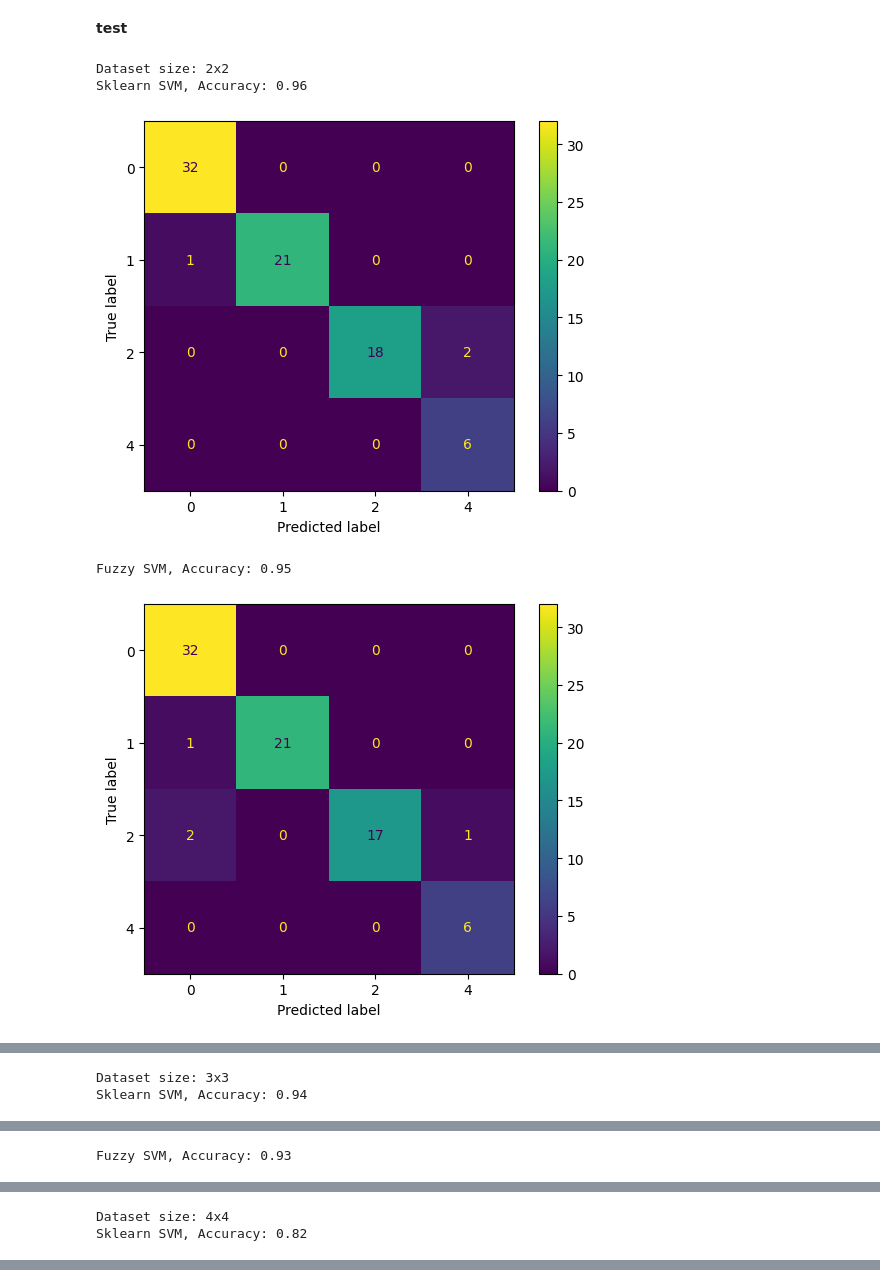
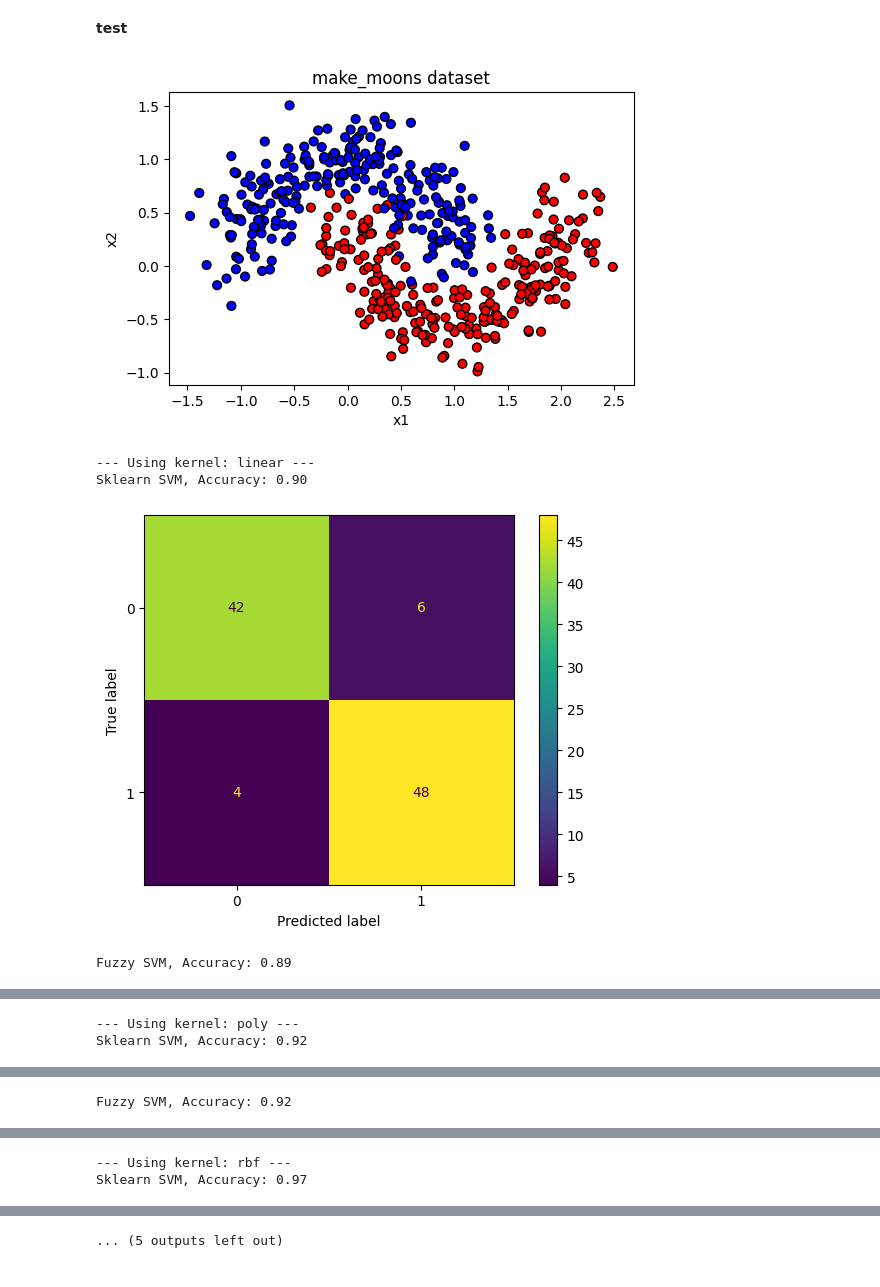
Before and after one commit to Lecrut/ai-ml_studies, a Jupyter notebook: metody_sztucznej_itenligencji/lab_4.ipynb, the cells around one changed output, grey strips where cells are left out. Cells and saved outputs as stored; diff of their text form; code cells hidden in the pictures.

Commit message:
fuzzy svm - msi - final

```diff
--- a/metody_sztucznej_itenligencji/lab_4.ipynb
+++ b/metody_sztucznej_itenligencji/lab_4.ipynb
@@ -13,7 +14,7 @@ import matplotlib.pyplot as plt
 **Fuzzy SVM - własna interpretacja**
 # %%
 class FuzzySVM:
-    def __init__(self, C=1.0, kernel="poly"):
+    def __init__(self, kernel="rbf"):
         self._model = SVC(kernel=kernel)
 
     def _compute_memberships(self, X, y):
@@ -54,38 +55,35 @@ class FuzzySVM:
 # %% [markdown]
 **test**
 # %%
-def custom_round(val):
-    return int(val + 0.5)
+kernels = ['linear', 'poly', 'rbf', 'sigmoid']
+X, y = make_moons(n_samples=500, noise=0.2, random_state=42)
 
-sizes = [2, 3, 4]
+plt.figure(figsize=(6,6))
+plt.scatter(X[:,0], X[:,1], c=y, cmap='bwr', edgecolor='k', s=40)
+plt.title('make_moons dataset')
+plt.xlabel('x1')
+plt.ylabel('x2')
+plt.gca().set_aspect('equal', 'box')
+plt.show()
+X_train, X_test, y_train, y_test = train_test_split(X, y, test_size=0.2, random_state=25)
 
-for size in sizes:
-    print(f'\nDataset size: {size}x{size}')
-    x = np.arange(0, size, 0.1)
-    x,y = np.meshgrid(x, x)
+for KERNEL in kernels:
+    print(f'\n--- Using kernel: {KERNEL} ---')
 
-    dataX = x.flatten()
-    dataY = y.flatten()
-    dataXY = np.column_stack((dataX,dataY))
-
-    data_labels = [custom_round(a) * custom_round(b) for a, b in dataXY]
-
-    X_train, X_test, y_train, y_test = train_test_split(dataXY, data_labels, test_size=0.2, random_state=25)
-
-    ready_svm = SVC(kernel='poly')
+    ready_svm = SVC(kernel=KERNEL)
     ready_svm.fit(X_train, y_train)
     print(f'Sklearn SVM, Accuracy: {ready_svm.score(X_test, y_test):.2f}')
     ConfusionMatrixDisplay.from_predictions(y_test, ready_svm.predict(X_test))
     plt.show()
 
-    fuzzy_svm = FuzzySVM(kernel='poly')
+    fuzzy_svm = FuzzySVM(kernel=KERNEL)
     fuzzy_svm.fit(X_train, y_train)
     print(f'Fuzzy SVM, Accuracy: {fuzzy_svm.score(X_test, y_test):.2f}')
     ConfusionMatrixDisplay.from_predictions(y_test, fuzzy_svm.predict(X_test))
     plt.show()
 # %% [output]
+[figure, new version]
-Dataset size: 2x2
-Sklearn SVM, Accuracy: 0.96
+--- Using kernel: linear ---
+Sklearn SVM, Accuracy: 0.90
-[figure, old version]
+[figure, new version]
-Fuzzy SVM, Accuracy: 0.95
+Fuzzy SVM, Accuracy: 0.89
-[figure, old version]
@@ -92,2 +91,2 @@ Fuzzy SVM, Accuracy: 0.95
-Dataset size: 3x3
-Sklearn SVM, Accuracy: 0.94
+--- Using kernel: poly ---
+Sklearn SVM, Accuracy: 0.92
@@ -95 +94 @@ Sklearn SVM, Accuracy: 0.94
-Fuzzy SVM, Accuracy: 0.93
+Fuzzy SVM, Accuracy: 0.92
@@ -97,2 +96,2 @@ Fuzzy SVM, Accuracy: 0.93
-Dataset size: 4x4
-Sklearn SVM, Accuracy: 0.82
+--- Using kernel: rbf ---
+Sklearn SVM, Accuracy: 0.97
@@ -101,0 +100 @@ Fuzzy SVM, Accuracy: 0.75
+... (5 outputs left out)
```
Also changed, not shown: parts of 2 cells of this notebook.
